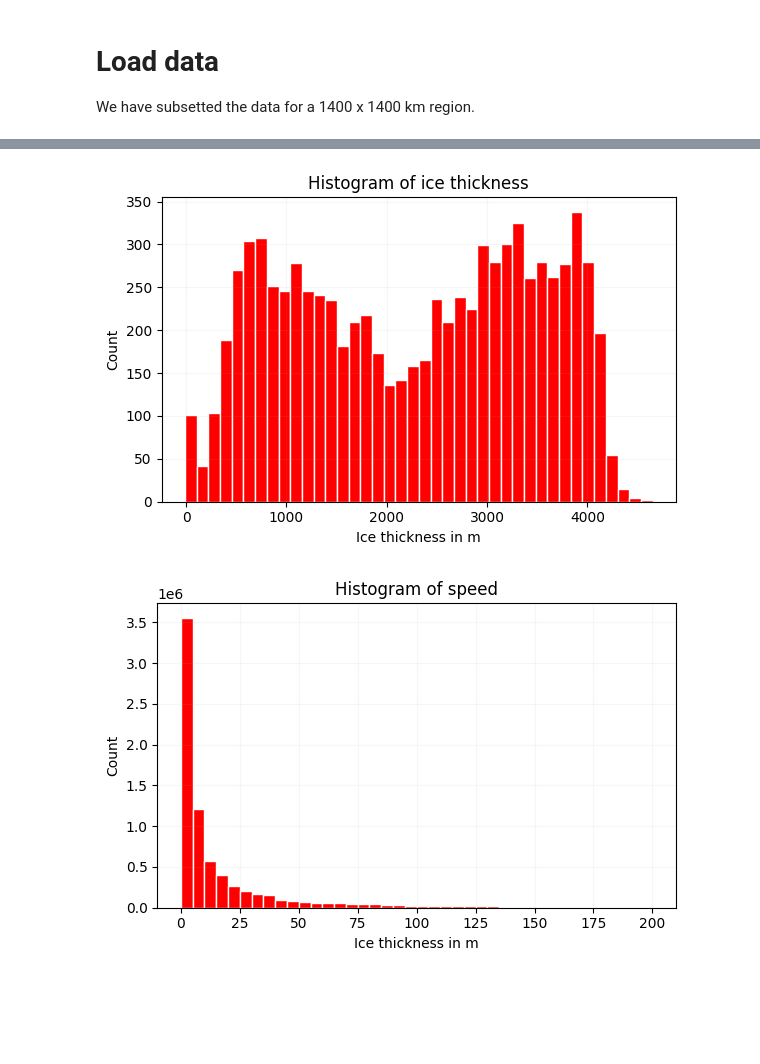
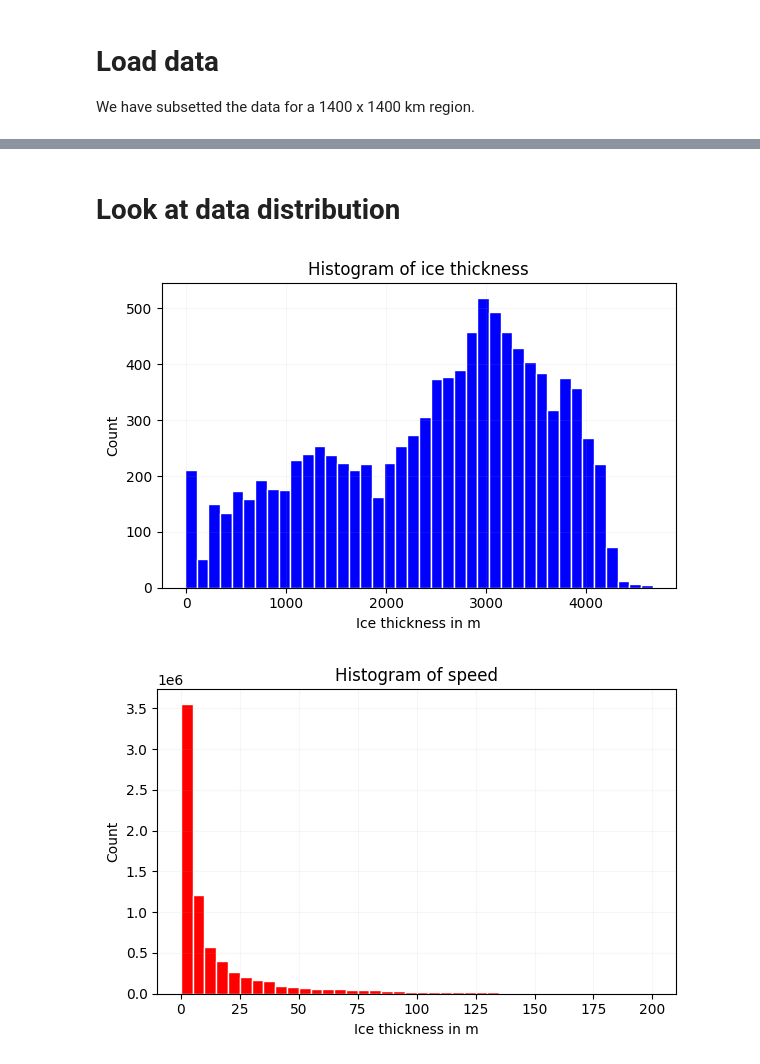
Before and after one commit to kimbente/BO4AIS, a Jupyter notebook: develop_bo.ipynb, the cells around one changed output, grey strips where cells are left out. Drawn from its saved outputs; the diff is of its cells as text; code cells hidden in the pictures; blank space fills up the shorter version.

```diff
--- a/develop_bo.ipynb
+++ b/develop_bo.ipynb
@@ -70,0 +182,36 @@ torch.Size([8279, 3])
+# %%
+fig, ax = plt.subplots(figsize = (10, 10))
+
+ice_ds_vis = ice_ds.detach().cpu()
+
+sc = ax.scatter(
+    ice_ds_vis[:, 0],
+    ice_ds_vis[:, 1],
+    c = ice_ds_vis[:, 2],
+    s = 1.5,
+    alpha = 0.8,
+    cmap = cmocean.cm.ice,
+    vmin = 0, vmax = 5000
+)
+
+# Mark skiway location with red X
+ax.plot(
+    skiway_x_norm,
+    skiway_y_norm,
+    "rX",
+    markersize = 10,
+    label = "Casey skiway")
+
+ax.set_xlabel("x")
+ax.set_ylabel("y")
+
+ax.set_aspect('equal')
+# grid for orientation
+ax.grid(True, alpha = 0.5)
+
+# Add colorbar
+cbar = fig.colorbar(sc, ax = ax, shrink = 0.8)
+cbar.set_label("Ice thickness (m)")
+
+plt.title("10k dataset for Casey")
+plt.show()
@@ -71,14 +220,16 @@ torch.Size([8279, 3])
+# %% [markdown]
+# Look at data distribution
 # %%
 fig, ax = plt.subplots(figsize = (6, 4))
-ax.hist(ice_reduced[:, 2], bins = 40, edgecolor = 'white', color = "red")
+ax.hist(ice_ds_vis[:, 2], bins = 40, edgecolor = 'white', color = "blue")
 ax.set_xlabel('Ice thickness in m')
 ax.set_ylabel('Count')
 ax.set_title('Histogram of ice thickness')
 ax.grid(alpha = 0.1)
 plt.tight_layout()
 plt.show()
 # %% [output]
-[figure, old version]
+[figure, new version]
 # %%
 fig, ax = plt.subplots(figsize = (6, 4))
 # NOTE: restrict range
```
Also changed, not shown: parts of 37 cells of this notebook, 6 other files.
